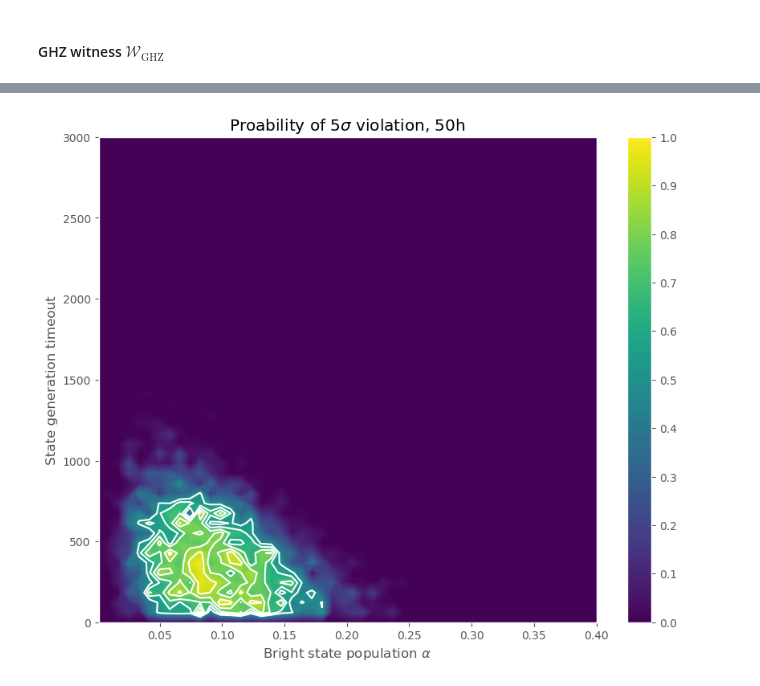
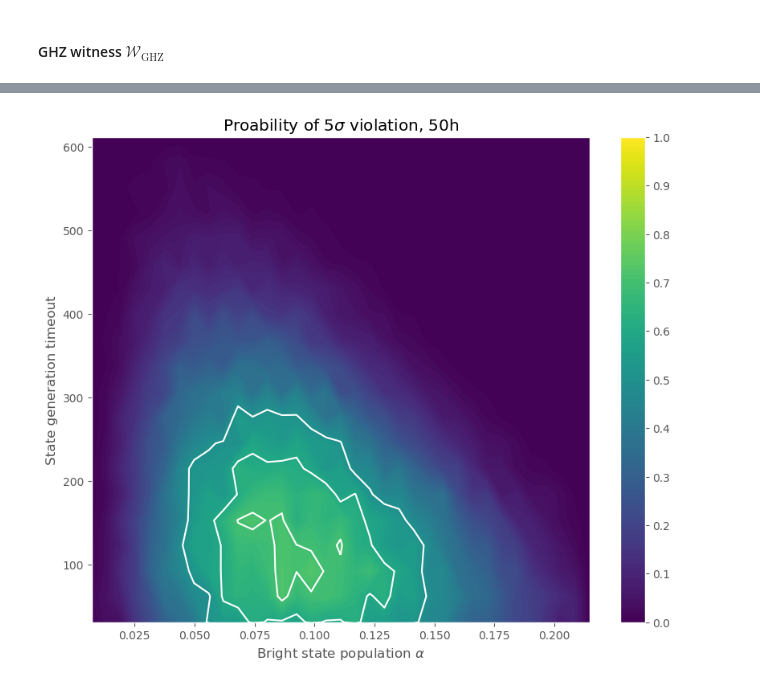
Before and after one commit to matpompili/go-nogo, a Jupyter notebook: Proposal.ipynb, the cells around one changed output, grey strips where cells are left out. Saved outputs shown, nothing was run; the diff lists cells and outputs as text; code cells hidden in the pictures.

Commit message:
Updates to simulation. Easier to achieve near-future parameters.

```diff
--- a/Proposal.ipynb
+++ b/Proposal.ipynb
@@ -419,7 +419,7 @@ near_future_params = {
 # %%
 # Combined plot for fidelities
 
-alphas = np.geomspace(1e-5, 0.5, 100)
+alphas = np.geomspace(1e-5, 0.4, 100)
 fids_old = np.zeros_like(alphas)
 fids_new = np.zeros_like(alphas)
 
@@ -495,10 +481,10 @@ size = 50
 slow_alpha = best_alpha
 q1q3_ent_state, _ = sim_rho_from_alpha(slow_alpha, **near_future_params)
 
-fast_alpha = np.linspace(0.001, 0.4, num=size)
+fast_alpha = np.linspace(0.001, 0.3, num=size)
 fast_rate = sim_rate_from_alpha(fast_alpha, **near_future_params)
 slow_rate = sim_rate_from_alpha(slow_alpha, **near_future_params)
-fast_cycles = np.linspace(1, 3000, num=size, dtype=int)# 1. / fast_rate / 5.5E-6
+fast_cycles = np.linspace(1, 1500, num=size, dtype=int)# 1. / fast_rate / 5.5E-6
 # first index is alpha, second is cycles
 prob_generation_before_timeout = 1 - np.exp(- fast_rate[:, np.newaxis] * near_future_params['ent_duration'] * fast_cycles)
 
@@ -523,13 +509,3 @@ for i,j in product(range(size), range(size)):
 fids =  np.zeros_like(prob_generation_before_timeout)
 for i,j in product(range(size), range(size)):
     fids[i,j] = fidelity(final_state[i,j], target_state)
-
-plt.figure(figsize=(10,8), dpi=100)
-plt.title('Fidelity with target state')
-plt.contourf(fast_alpha, fast_cycles, fids.transpose(), levels=100)
-plt.colorbar()
-cont = plt.contour(fast_alpha, fast_cycles, fids.transpose(), colors='k', levels=np.arange(0.5, 0.8, 0.05))
-plt.clabel(cont, inline=1, fontsize=10)
-plt.xlabel(r'Bright state population $\alpha$')
-plt.ylabel(r'State generation timeout')
-plt.show()
@@ -566,10 +553,10 @@ size = 50
 slow_alpha = best_alpha
 q1q3_ent_state, _ = sim_rho_from_alpha(slow_alpha, **near_future_params)
 
-fast_alpha = np.linspace(0.001, 0.4, num=size)
-fast_rate = sim_rate_from_alpha(fast_alpha, **near_future_params)
-slow_rate = sim_rate_from_alpha(slow_alpha, **near_future_params)
-fast_cycles = np.linspace(1, 3000, num=size, dtype=int)# 1. / fast_rate / 5.5E-6
+# fast_alpha = np.linspace(0.001, 0.4, num=size)
+# fast_rate = sim_rate_from_alpha(fast_alpha, **near_future_params)
+# slow_rate = sim_rate_from_alpha(slow_alpha, **near_future_params)
+# fast_cycles = np.linspace(1, 3000, num=size, dtype=int)# 1. / fast_rate / 5.5E-6
 # first index is alpha, second is cycles
 prob_generation_before_timeout = 1 - np.exp(- fast_rate[:, np.newaxis] * near_future_params['ent_duration'] * fast_cycles)
 
@@ -604,12 +591,11 @@ cbar.ax.set_yticklabels(['-0.5', '0', '0.5'])
 cont = plt.contour(fast_alpha, fast_cycles, wits.transpose(), colors='black', levels=np.arange(-0.25, 0.05, 0.05), linestyles='solid')
 plt.clabel(cont, inline=1, fontsize=10, colors='black')
 
-cont_time = plt.contour(fast_alpha, fast_cycles, gen_time.transpose(), colors='k', levels = np.unique(np.geomspace(1,500,10, dtype=int)), linestyles='dashed')
+cont_time = plt.contour(fast_alpha, fast_cycles, gen_time.transpose() / 60, colors='k', levels = np.unique(np.geomspace(1,20,5, dtype=int)), linestyles='dashed')
 plt.clabel(cont_time, inline=1, fontsize=10, fmt="%d")
 
 plt.xlabel(r'Bright state population $\alpha$')
 plt.ylabel(r'State generation timeout')
-plt.show()
-# plt.savefig('images/witness.pdf')
+plt.show() if True else plt.savefig('images/witness.pdf')
 plt.close()
 # %% [output]
@@ -735,11 +721,11 @@ from tqdm import tqdm
 
 from joblib import Parallel, delayed
 
-days = 5
+days = 7.5
 hours = 10
 time = days * hours * 60 * 60
 
-idxs = list(product(range(1,35), range(1, 35)))
+idxs = list(product(range(1,35), range(1, 20)))
 Ns = [round_to((time / gen_time.transpose()[idx])) for idx in idxs]
 states = [final_state[idx] for idx in idxs]
 zipped = list(zip(Ns, states))
@@ -748,8 +734,8 @@ def evalute_p(data_tuple):
 #     N = round_to((time / gen_time.transpose()[idx]))
     N = data_tuple[0]
     state = data_tuple[1]
-    violation = np.zeros(10)
-    for i in range(10):
+    violation = np.zeros(250)
+    for i in range(250):
         wit, std = simulate_witness_experiment(N, state, ROF_pos=0.95, ROF_neg=0.99)
         violation[i] = wit/std
     ret_value = scipy.stats.norm(violation.mean(), violation.std()).cdf(-5)
@@ -785,14 +771,16 @@ for i, idx in enumerate(idxs):
 # %%
 plt.figure(figsize=(10,8), dpi=100)
 plt.contourf(fast_alpha, fast_cycles, p_v.transpose(), levels = np.linspace(0, 1, 100))
 plt.colorbar(ticks = np.arange(0, 1.1, 0.1))
 
 cont = plt.contour(fast_alpha, fast_cycles, p_v.transpose(), colors='w', levels=np.arange(0.5, 1.1, 0.1), linestyles='solid')
 plt.title(r'Proability of $5\sigma$ violation, 50h')
+plt.xlim(fast_alpha[1], fast_alpha[35])
+plt.ylim(fast_cycles[1], fast_cycles[20])
 plt.xlabel(r'Bright state population $\alpha$')
 plt.ylabel(r'State generation timeout')
 
 plt.show()
 # plt.savefig('images/violation50h.pdf')
 # %% [output]
-[figure, old version]
+[figure, new version]
```
Also changed, not shown: parts of 10 cells of this notebook, 1 other file.
